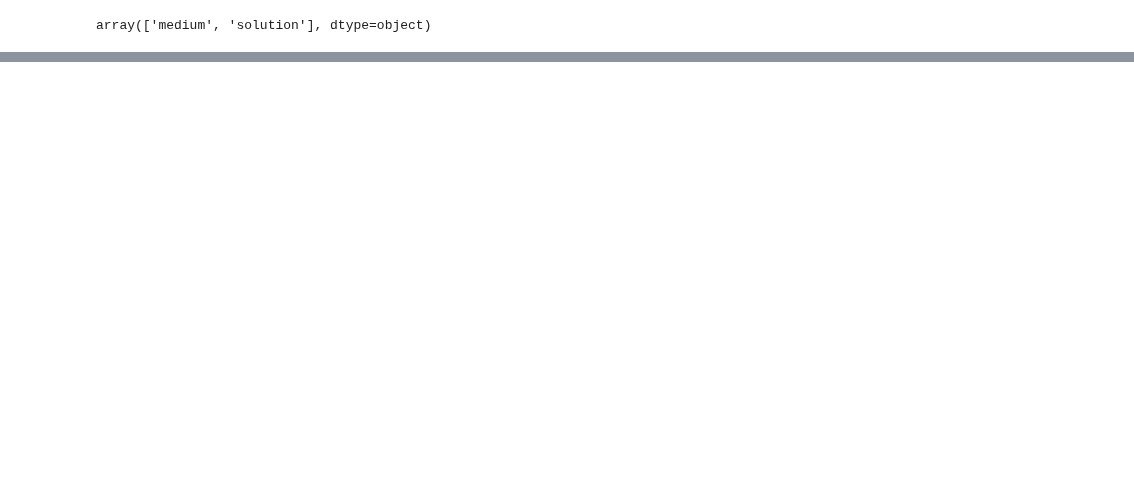
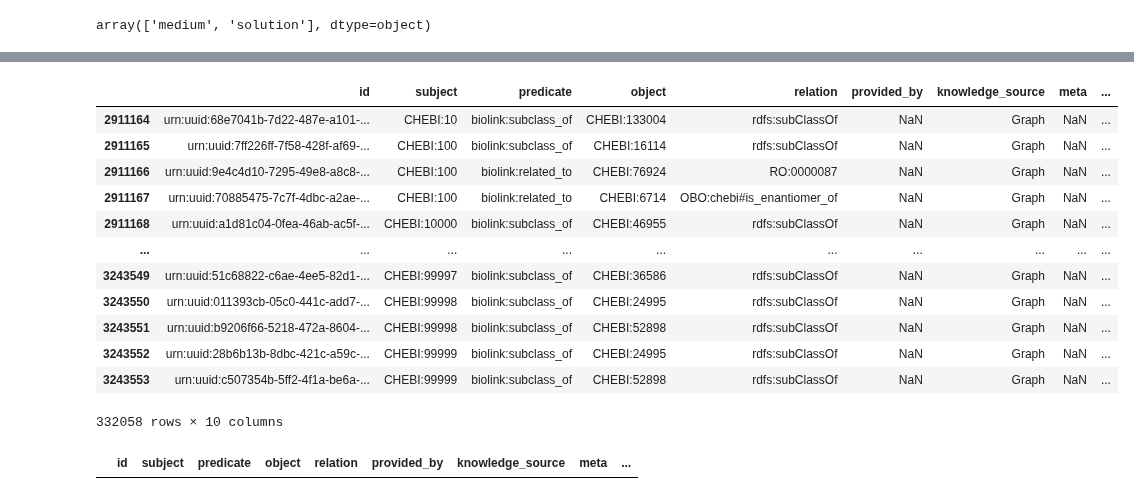
Before and after one commit to Knowledge-Graph-Hub/kg-microbe, a Jupyter notebook: notebooks/MergedKG_exploration.ipynb, the cells around one changed output, grey strips where cells are left out. Saved outputs shown, nothing was run; the diff lists cells and outputs as text; code cells hidden in the pictures; blank space fills up the shorter version.

```diff
--- a/notebooks/MergedKG_exploration.ipynb
+++ b/notebooks/MergedKG_exploration.ipynb
@@ -141,0 +162,27 @@ solution_ingredient_df
+# %%
+chebi_subject_condition = df_mediadive["subject"].str.startswith("CHEBI:")
+chebi_object_condition = df_mediadive["object"].str.startswith("CHEBI:")
+
+chebi_chebi_df = df_mediadive[chebi_subject_condition & chebi_object_condition]
+# medium_solution_df
+
+chebi_chebi_df
+# %% [output]
+|  | id | subject | predicate | object | relation | provided_by | knowledge_source | meta | ... |
+| 2911164 | urn:uuid:68e7041b-7d22-487e-a101-... | CHEBI:10 | biolink:subclass_of | CHEBI:133004 | rdfs:subClassOf | NaN | Graph | NaN | ... |
+| 2911165 | urn:uuid:7ff226ff-7f58-428f-af69-... | CHEBI:100 | biolink:subclass_of | CHEBI:16114 | rdfs:subClassOf | NaN | Graph | NaN | ... |
+| 2911166 | urn:uuid:9e4c4d10-7295-49e8-a8c8-... | CHEBI:100 | biolink:related_to | CHEBI:76924 | RO:0000087 | NaN | Graph | NaN | ... |
+| 2911167 | urn:uuid:70885475-7c7f-4dbc-a2ae-... | CHEBI:100 | biolink:related_to | CHEBI:6714 | OBO:chebi#is_enantiomer_of | NaN | Graph | NaN | ... |
+| 2911168 | urn:uuid:a1d81c04-0fea-46ab-ac5f-... | CHEBI:10000 | biolink:subclass_of | CHEBI:46955 | rdfs:subClassOf | NaN | Graph | NaN | ... |
+| ... | ... | ... | ... | ... | ... | ... | ... | ... | ... |
+| 3243549 | urn:uuid:51c68822-c6ae-4ee5-82d1-... | CHEBI:99997 | biolink:subclass_of | CHEBI:36586 | rdfs:subClassOf | NaN | Graph | NaN | ... |
+| 3243550 | urn:uuid:011393cb-05c0-441c-add7-... | CHEBI:99998 | biolink:subclass_of | CHEBI:24995 | rdfs:subClassOf | NaN | Graph | NaN | ... |
+| 3243551 | urn:uuid:b9206f66-5218-472a-8604-... | CHEBI:99998 | biolink:subclass_of | CHEBI:52898 | rdfs:subClassOf | NaN | Graph | NaN | ... |
+| 3243552 | urn:uuid:28b6b13b-8dbc-421c-a59c-... | CHEBI:99999 | biolink:subclass_of | CHEBI:24995 | rdfs:subClassOf | NaN | Graph | NaN | ... |
+| 3243553 | urn:uuid:c507354b-5ff2-4f1a-be6a-... | CHEBI:99999 | biolink:subclass_of | CHEBI:52898 | rdfs:subClassOf | NaN | Graph | NaN | ... |
+332058 rows × 10 columns
+# %%
+chebi_subject_df  = df_mediadive[chebi_subject_condition & ~chebi_object_condition]
+chebi_subject_df
+# %% [output]
+|  | id | subject | predicate | object | relation | provided_by | knowledge_source | meta | ... |
```
Also changed, not shown: parts of 12 cells of this notebook, 6 other files.
